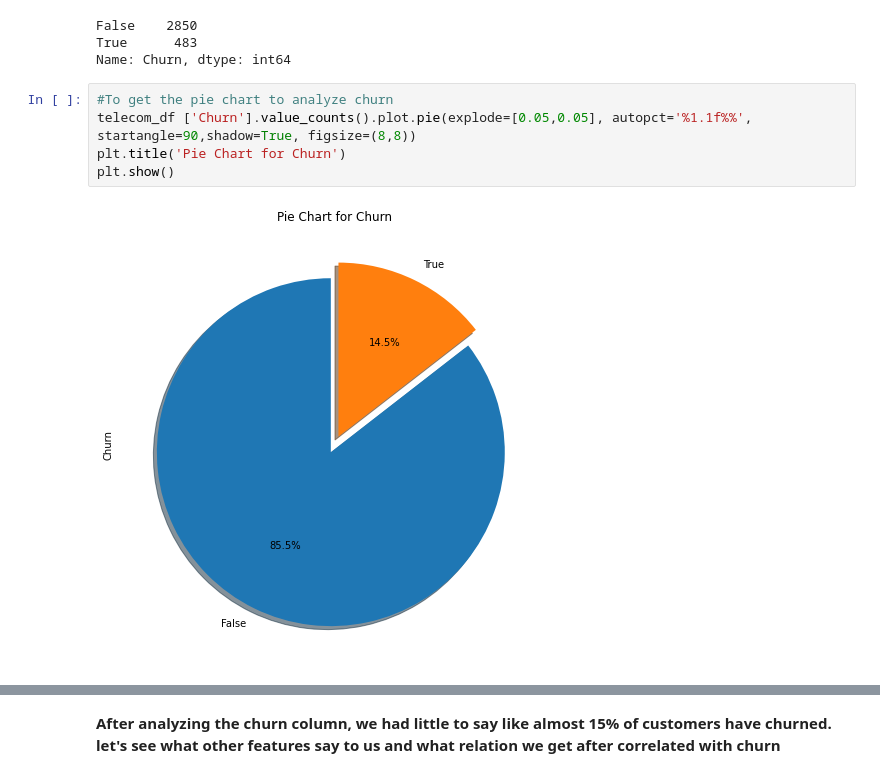
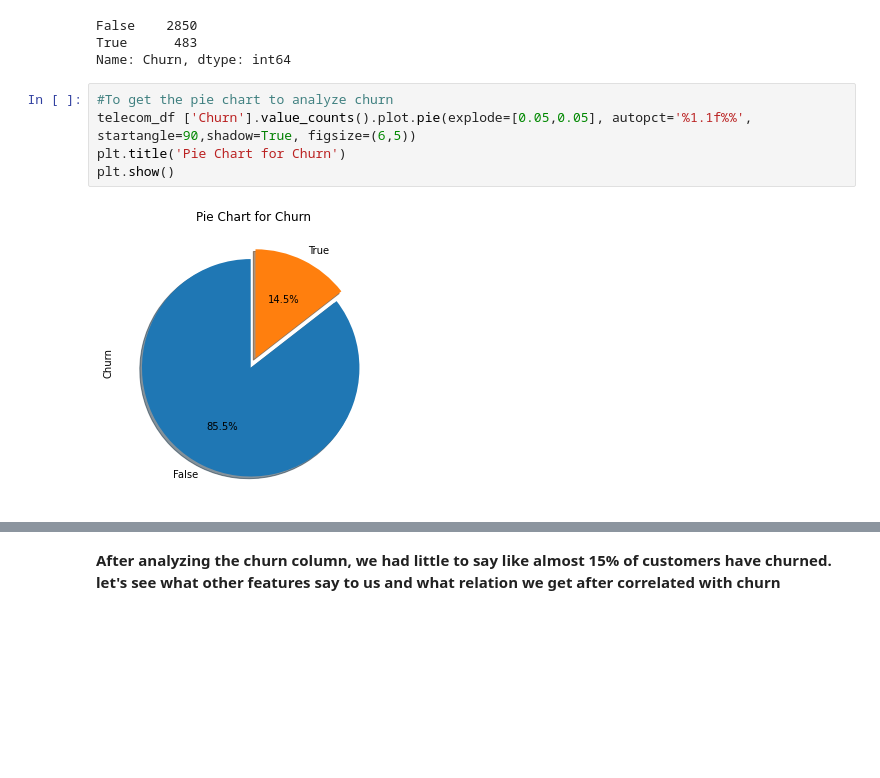
Before and after one commit to AjayJAjay/Telecom-Churn-Analysis, a Jupyter notebook: Telecom_Churn_Analysis_Capstone_Project.ipynb, the cells around one changed output, grey strips where cells are left out. Saved outputs shown, nothing was run; the diff lists cells and outputs as text; blank space fills up the shorter version.

```diff
--- a/Telecom_Churn_Analysis_Capstone_Project.ipynb
+++ b/Telecom_Churn_Analysis_Capstone_Project.ipynb
@@ -271,11 +271,11 @@ True      483
 Name: Churn, dtype: int64
 # %%
 #To get the pie chart to analyze churn
-telecom_df ['Churn'].value_counts().plot.pie(explode=[0.05,0.05], autopct='%1.1f%%',  startangle=90,shadow=True, figsize=(8,8))
+telecom_df ['Churn'].value_counts().plot.pie(explode=[0.05,0.05], autopct='%1.1f%%',  startangle=90,shadow=True, figsize=(6,5))
 plt.title('Pie Chart for Churn')
 plt.show()
 # %% [output]
-[figure, old version]
+[figure, new version]
 # %%
 #let's see churn by using countplot
 sns.countplot(x=telecom_df.Churn)
```
Also changed, not shown: parts of 7 cells of this notebook.
